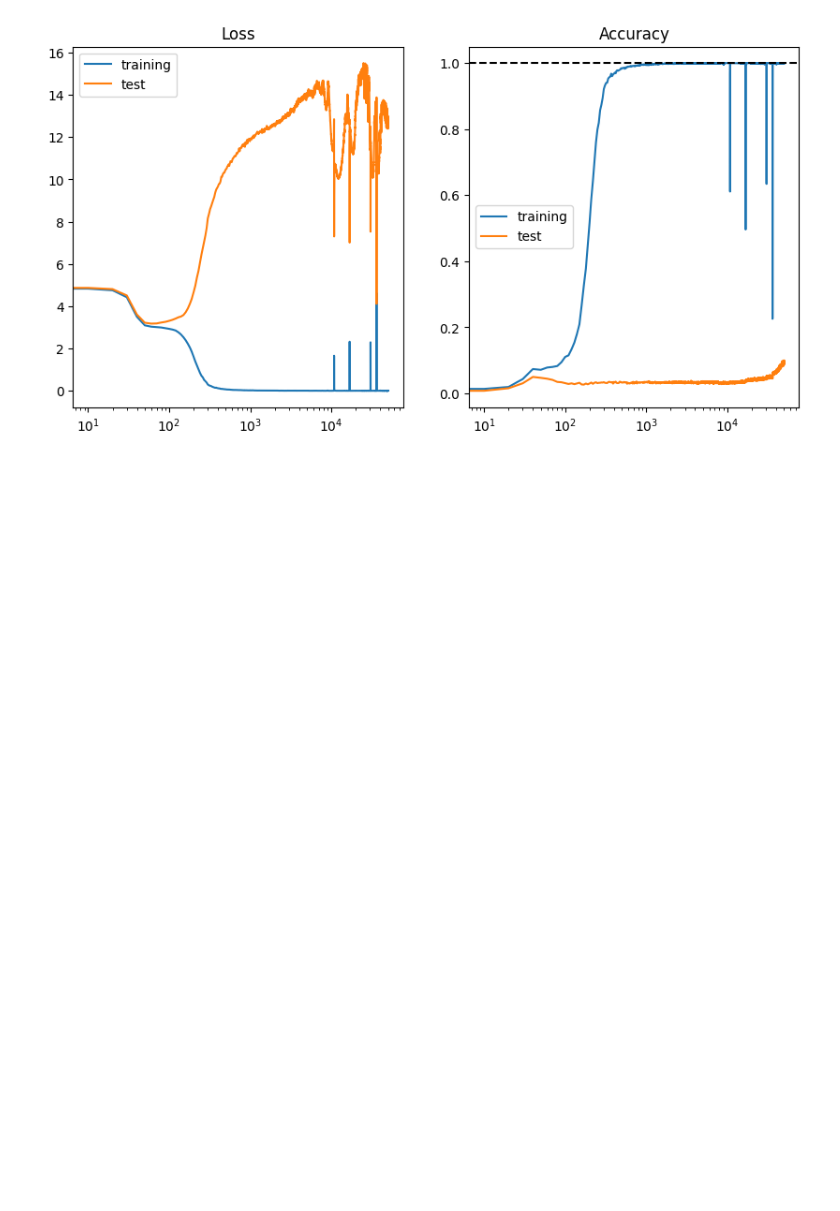
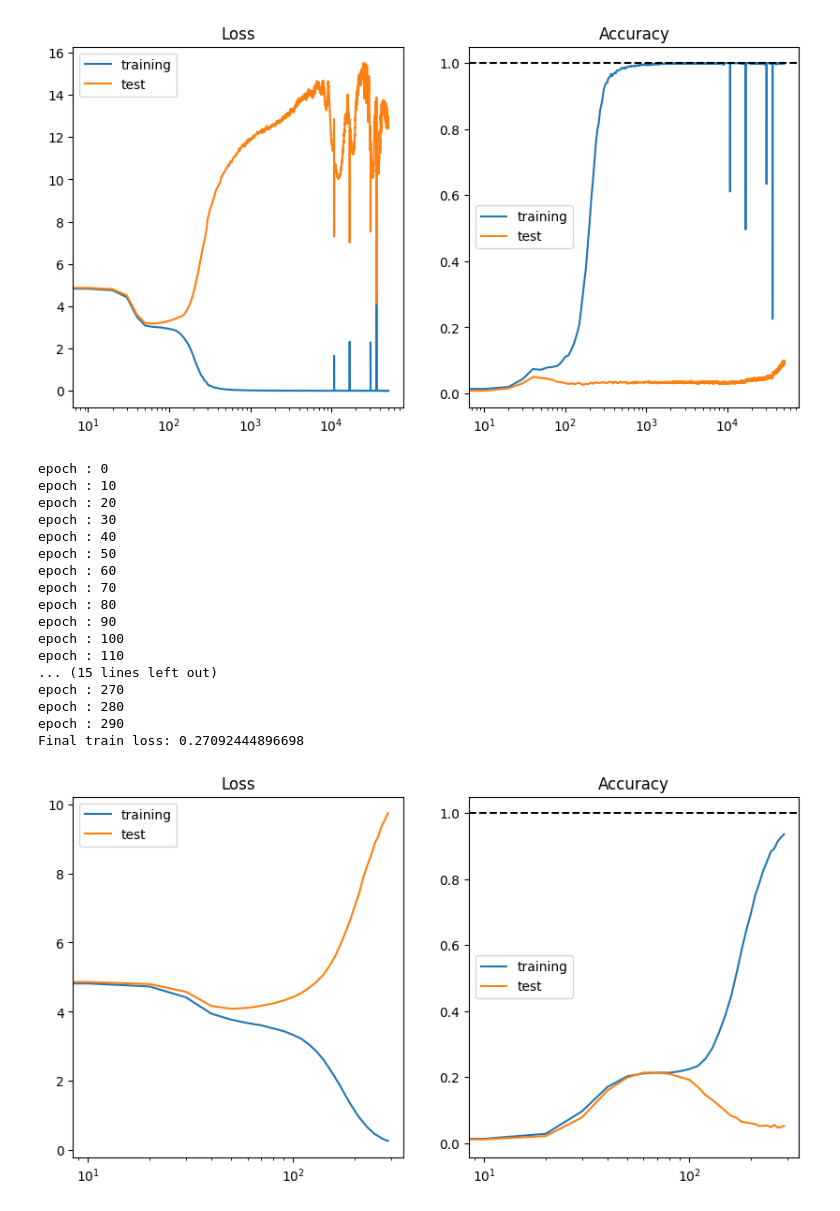
Before and after one commit to sydneyhauke/ML_proj2, a Jupyter notebook: grok.ipynb, the cells around one changed output. Drawn from its saved outputs; the diff is of its cells as text; code cells hidden in the pictures; blank space fills up the shorter version.

```diff
--- a/grok.ipynb
+++ b/grok.ipynb
@@ -720,3 +720,41 @@ epoch : 50270
 epoch : 50280
 epoch : 50290
 [figure]
+# %%
+S5 = list(Permutation.group(5))
+op = BinaryOperator(lambda x, y: x * y * x)
+data_x, data_y = create_dataset_v2(op, S5, S5, p=5)
+data_xyx_s5 = split_dataset(data_x, data_y, split)
+
+model_xyx_s5 = Transformer(
+    voc_size=120,
+    embedding_size=dmodel,
+    depth=2,
+    heads=4,
+    mlp_dims=[4 * dmodel],
+).to(device)
+optimizer_xyx_s5 = torch.optim.AdamW(model_xyx_s5.parameters(), lr=lr, weight_decay=wd)
+
+logs_xyx_s5 = TrainingLog()
+train(epochs, model_xyx_s5, optimizer_xyx_s5, data_xyx_s5, logs_xyx_s5)
+print(f"Final train loss: {logs_xyx_s5.train_losses[-1]}")
+logs_xyx_s5.plot()
+# %% [output]
+epoch : 0
+epoch : 10
+epoch : 20
+epoch : 30
+epoch : 40
+epoch : 50
+epoch : 60
+epoch : 70
+epoch : 80
+epoch : 90
+epoch : 100
+epoch : 110
+... (15 lines left out)
+epoch : 270
+epoch : 280
+epoch : 290
+Final train loss: 0.27092444896698
+[figure, added]
```
Also changed, not shown: parts of 1 cell of this notebook.
